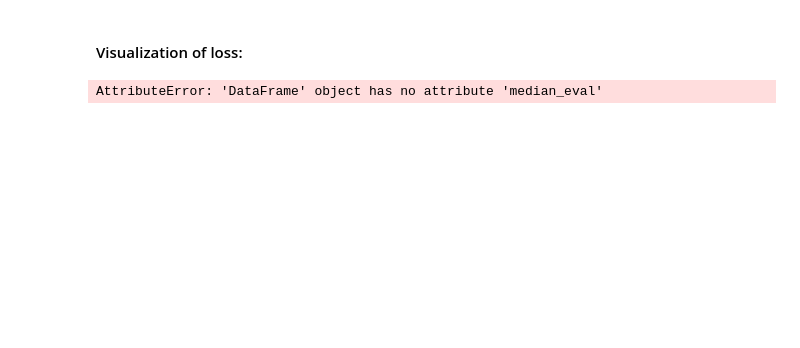
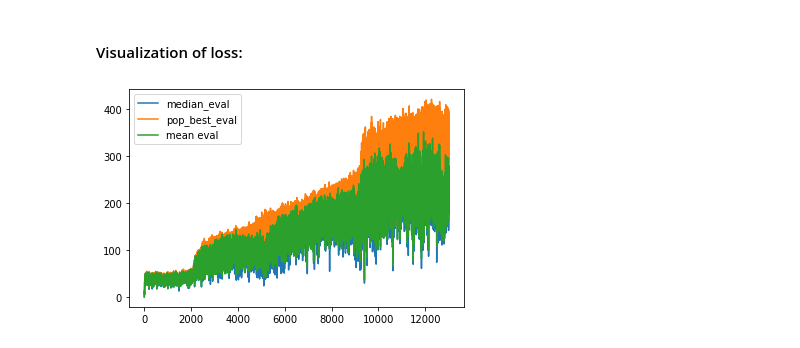
Before and after one commit to Yarlermanden/MultiCellularAutomata, a Jupyter notebook: Thesis/src/evo_test.ipynb, the cells around one changed output. Drawn from its saved outputs; the diff is of its cells as text; code cells hidden in the pictures; blank space fills up the shorter version.

Commit message:
adapted evo trainer to have 4 objectives..

```diff
--- a/Thesis/src/evo_test.ipynb
+++ b/Thesis/src/evo_test.ipynb
@@ -123,13 +107,13 @@ IPython.notebook.save_notebook()
 # %%
 import matplotlib.pyplot as plt
 losses = trainer.logger_df
 #print(losses)
 #plt.plot(losses.stepsize)
 
 plt.plot(losses.median_eval)
 plt.plot(losses.pop_best_eval)
 plt.plot(losses.mean_eval)
-#plt.legend(('median_eval', 'pop_best_eval', 'mean eval'))
+plt.legend(('median_eval', 'pop_best_eval', 'mean eval'))
 plt.show()
 # %% [output]
-AttributeError: 'DataFrame' object has no attribute 'median_eval'
+[figure, added]
```
Also changed, not shown: parts of 8 cells of this notebook, 1 other file.
